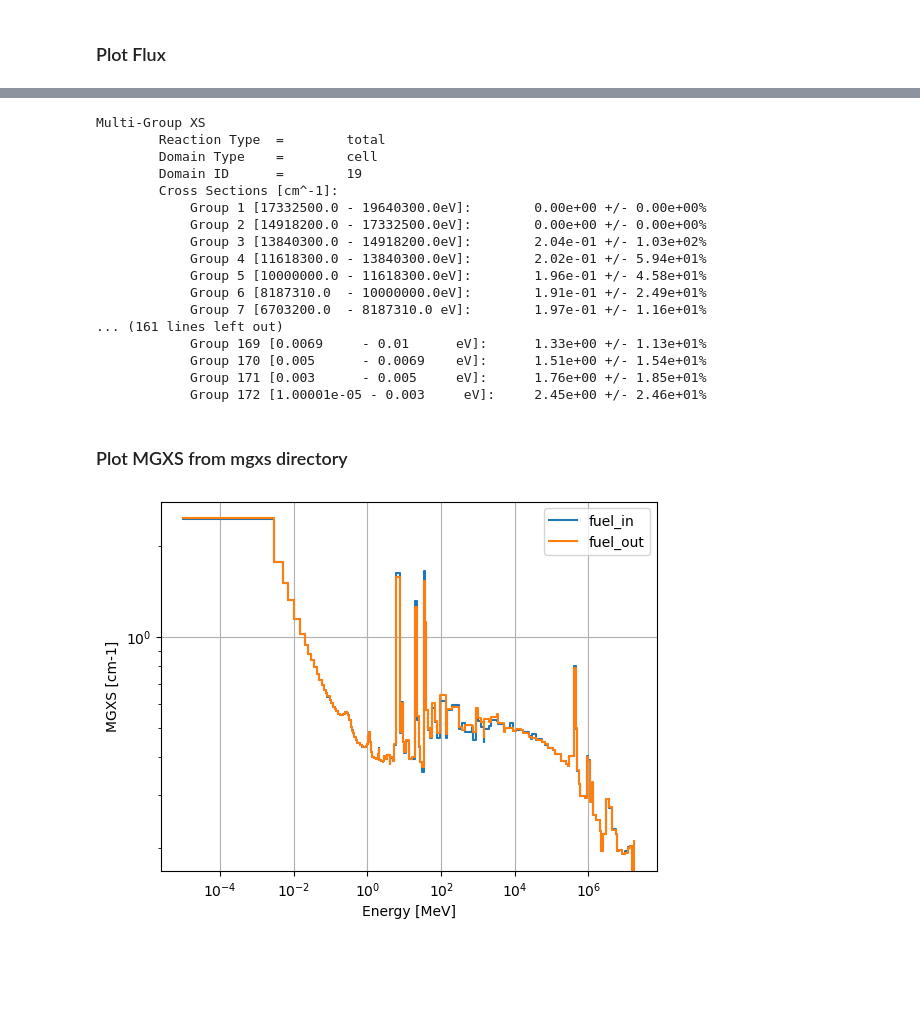
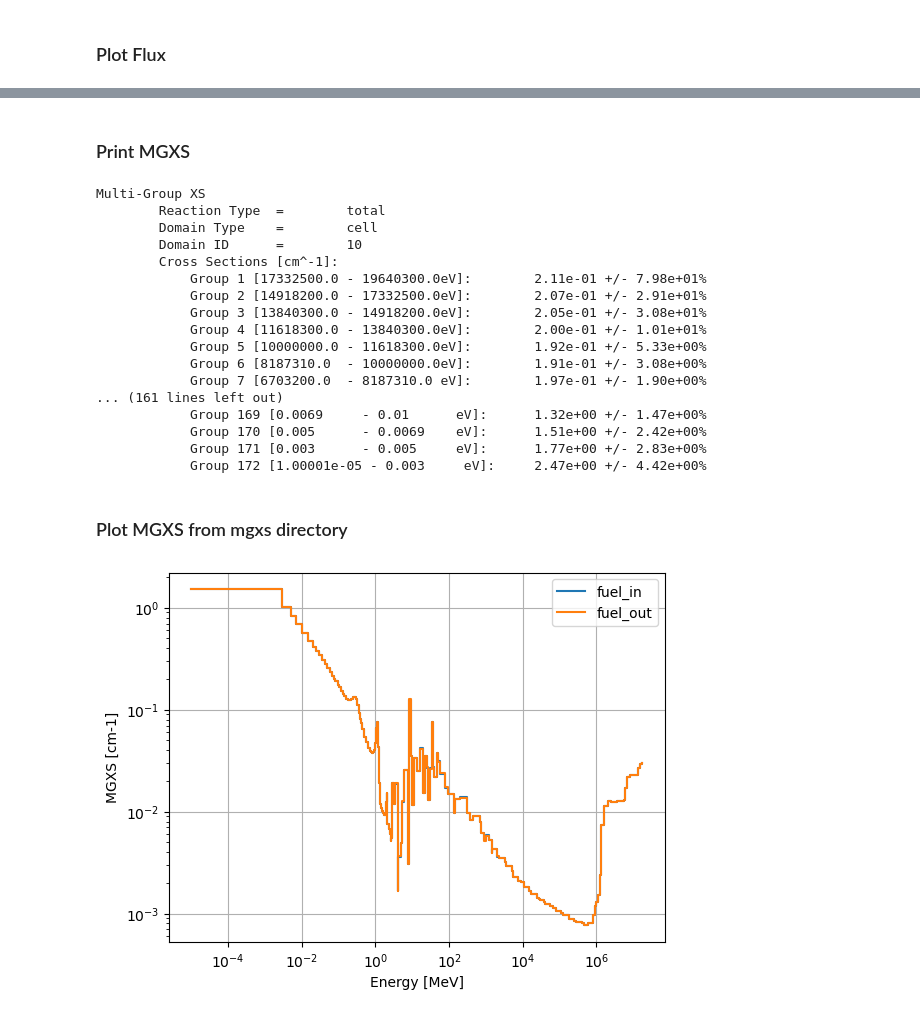
Before and after one commit to pablogarcia44/Test, a Jupyter notebook: 3x3_assembly/plotmgxs/generate_mgxs_csv.ipynb, the cells around one changed output, grey strips where cells are left out. Saved outputs shown, nothing was run; the diff lists cells and outputs as text; code cells hidden in the pictures; blank space fills up the shorter version.

```diff
--- a/3x3_assembly/plotmgxs/generate_mgxs_csv.ipynb
+++ b/3x3_assembly/plotmgxs/generate_mgxs_csv.ipynb
@@ -157,7 +157,7 @@ settings = openmc.Settings()
 settings.source = source
 settings.batches = 50
 settings.inactive = 10
-settings.particles = 1000
+settings.particles = 50000
 settings.output = {'tallies':True}
 model.settings = settings
 model.settings.export_to_xml()
@@ -280,3 +271,5 @@ plt.show()
+# %% [markdown]
+### Print MGXS
 # %%
 mgxs_lib.load_from_statepoint(sp)
 type(mgxs_lib)
@@ -288,50 +281,50 @@ df_mgxs.print_xs()
 Multi-Group XS
         Reaction Type  =        total
         Domain Type    =        cell
-        Domain ID      =        19
+        Domain ID      =        10
         Cross Sections [cm^-1]:
-            Group 1 [17332500.0 - 19640300.0eV]:        0.00e+00 +/- 0.00e+00%
-            Group 2 [14918200.0 - 17332500.0eV]:        0.00e+00 +/- 0.00e+00%
-            Group 3 [13840300.0 - 14918200.0eV]:        2.04e-01 +/- 1.03e+02%
-            Group 4 [11618300.0 - 13840300.0eV]:        2.02e-01 +/- 5.94e+01%
-            Group 5 [10000000.0 - 11618300.0eV]:        1.96e-01 +/- 4.58e+01%
-            Group 6 [8187310.0  - 10000000.0eV]:        1.91e-01 +/- 2.49e+01%
-            Group 7 [6703200.0  - 8187310.0 eV]:        1.97e-01 +/- 1.16e+01%
+            Group 1 [17332500.0 - 19640300.0eV]:        2.11e-01 +/- 7.98e+01%
+            Group 2 [14918200.0 - 17332500.0eV]:        2.07e-01 +/- 2.91e+01%
+            Group 3 [13840300.0 - 14918200.0eV]:        2.05e-01 +/- 3.08e+01%
+            Group 4 [11618300.0 - 13840300.0eV]:        2.00e-01 +/- 1.01e+01%
+            Group 5 [10000000.0 - 11618300.0eV]:        1.92e-01 +/- 5.33e+00%
+            Group 6 [8187310.0  - 10000000.0eV]:        1.91e-01 +/- 3.08e+00%
+            Group 7 [6703200.0  - 8187310.0 eV]:        1.97e-01 +/- 1.90e+00%
 ... (161 lines left out)
-            Group 169 [0.0069     - 0.01      eV]:      1.33e+00 +/- 1.13e+01%
-            Group 170 [0.005      - 0.0069    eV]:      1.51e+00 +/- 1.54e+01%
-            Group 171 [0.003      - 0.005     eV]:      1.76e+00 +/- 1.85e+01%
-            Group 172 [1.00001e-05 - 0.003     eV]:     2.45e+00 +/- 2.46e+01%
+            Group 169 [0.0069     - 0.01      eV]:      1.32e+00 +/- 1.47e+00%
+            Group 170 [0.005      - 0.0069    eV]:      1.51e+00 +/- 2.42e+00%
+            Group 171 [0.003      - 0.005     eV]:      1.77e+00 +/- 2.83e+00%
+            Group 172 [1.00001e-05 - 0.003     eV]:     2.47e+00 +/- 4.42e+00%
 # %% [markdown]
 ### Plot MGXS from mgxs directory
 # %%
-reaction_plot = 'total'
+reaction_plot = 'fission'
 cell_plot_1 = fuel_in
 cell_name_1='fuel_in'
 cell_plot_2 = fuel_out
 cell_name_2='fuel_out'
 
 
 mgxs_plot_1 = mgxs_lib.get_mgxs(cell_plot_1, reaction_plot)
 
 mgxs1=mgxs_plot_1.get_pandas_dataframe(xs_type='macro')['mean'].values
 mgxs_plot_2 = mgxs_lib.get_mgxs(cell_plot_2, reaction_plot)
 mgxs2=mgxs_plot_2.get_pandas_dataframe(xs_type='macro')['mean'].values
 
 
 fig, ax = plt.subplots()
 ax.step(choose_group[:-1], np.flip(mgxs1), where='post', label=cell_name_1)
 ax.step(choose_group[:-1], np.flip(mgxs2), where='post', label=cell_name_2)
 
 
 ax.set_xscale('log')
 ax.set_yscale('log')
 ax.set_xlabel('Energy [MeV]')
 ax.set_ylabel('MGXS [cm-1]')
 ax.grid()
 # bbox = ax.get_position()
 # ax.text(bbox.x1 - 0.05, bbox.y0 - 0.05, reaction_plot, fontsize=15, color='red', ha='right')
 ax.legend()
 plt.show()
 # %% [output]
-[figure, old version]
+[figure, new version]
```
Also changed, not shown: parts of 4 cells of this notebook.
